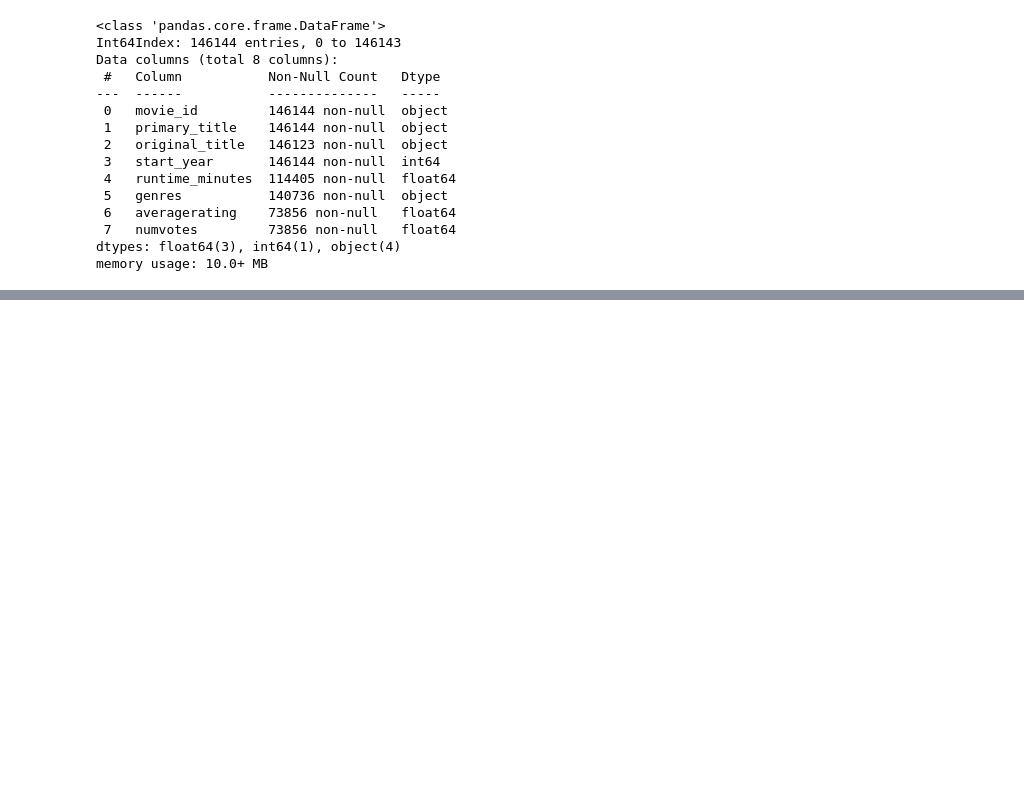
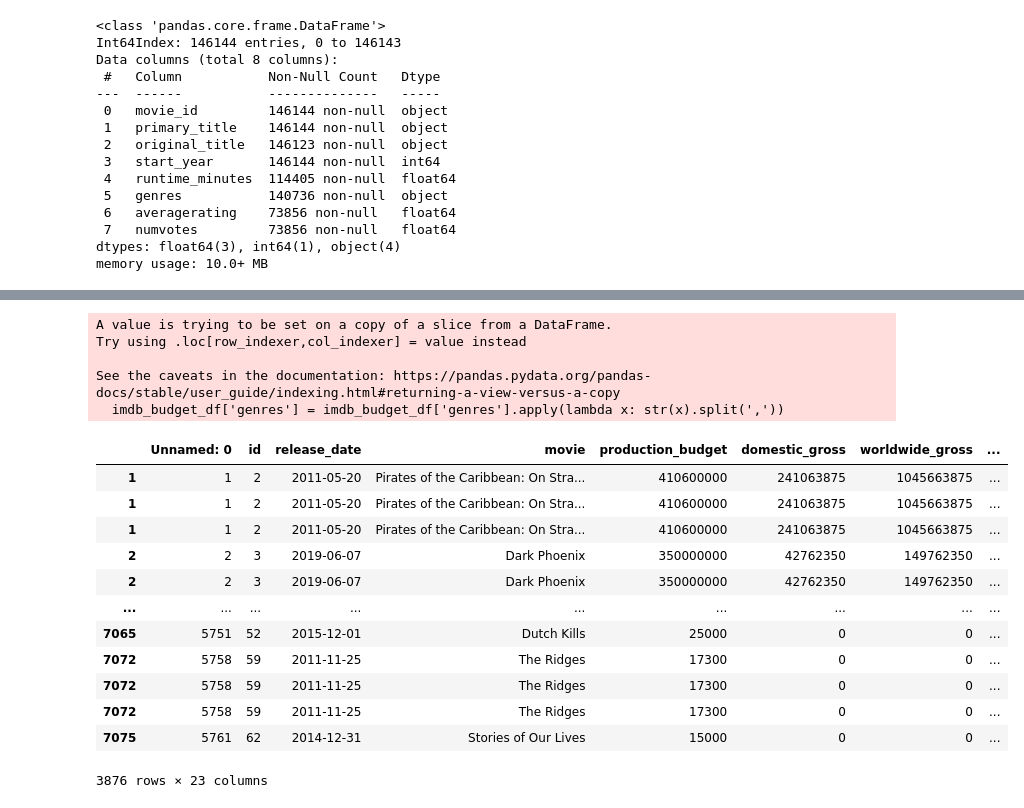
Before and after one commit to michael-pozo/Movie-Data-Analysis-, a Jupyter notebook: IMDB Data Working Notebook.ipynb, the cells around one changed output, grey strips where cells are left out. Drawn from its saved outputs; the diff is of its cells as text; code cells hidden in the pictures; blank space fills up the shorter version.

```diff
--- a/IMDB Data Working Notebook.ipynb
+++ b/IMDB Data Working Notebook.ipynb
@@ -206,0 +220,26 @@ imdb_df.loc[(imdb_df['primary_title'] == imdb_df['original_title'])]
+# %%
+#Separate genres into individual rows
+imdb_budget_df['genres'] = imdb_budget_df['genres'].apply(lambda x: str(x).split(','))
+imdb_budget_df = imdb_budget_df.explode('genres')
+# %% [output]
+A value is trying to be set on a copy of a slice from a DataFrame.
+Try using .loc[row_indexer,col_indexer] = value instead
+
+See the caveats in the documentation: https://pandas.pydata.org/pandas-docs/stable/user_guide/indexing.html#returning-a-view-versus-a-copy
+  imdb_budget_df['genres'] = imdb_budget_df['genres'].apply(lambda x: str(x).split(','))
+# %%
+imdb_budget_df
+# %% [output]
+|  | Unnamed: 0 | id | release_date | movie | production_budget | domestic_gross | worldwide_gross | ... |
+| 1 | 1 | 2 | 2011-05-20 | Pirates of the Caribbean: On Stra... | 410600000 | 241063875 | 1045663875 | ... |
+| 1 | 1 | 2 | 2011-05-20 | Pirates of the Caribbean: On Stra... | 410600000 | 241063875 | 1045663875 | ... |
+| 1 | 1 | 2 | 2011-05-20 | Pirates of the Caribbean: On Stra... | 410600000 | 241063875 | 1045663875 | ... |
+| 2 | 2 | 3 | 2019-06-07 | Dark Phoenix | 350000000 | 42762350 | 149762350 | ... |
+| 2 | 2 | 3 | 2019-06-07 | Dark Phoenix | 350000000 | 42762350 | 149762350 | ... |
+| ... | ... | ... | ... | ... | ... | ... | ... | ... |
+| 7065 | 5751 | 52 | 2015-12-01 | Dutch Kills | 25000 | 0 | 0 | ... |
+| 7072 | 5758 | 59 | 2011-11-25 | The Ridges | 17300 | 0 | 0 | ... |
+| 7072 | 5758 | 59 | 2011-11-25 | The Ridges | 17300 | 0 | 0 | ... |
+| 7072 | 5758 | 59 | 2011-11-25 | The Ridges | 17300 | 0 | 0 | ... |
+| 7075 | 5761 | 62 | 2014-12-31 | Stories of Our Lives | 15000 | 0 | 0 | ... |
+3876 rows × 23 columns
```
Also changed, not shown: parts of 12 cells of this notebook, 2 other files.
